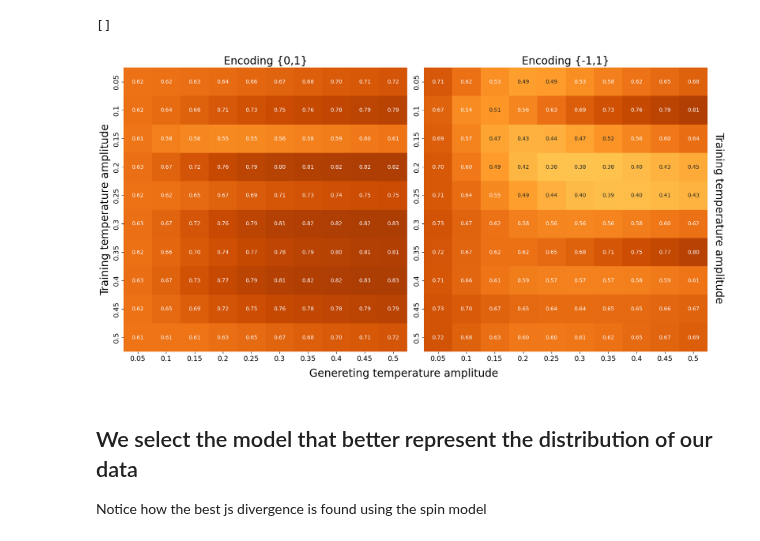
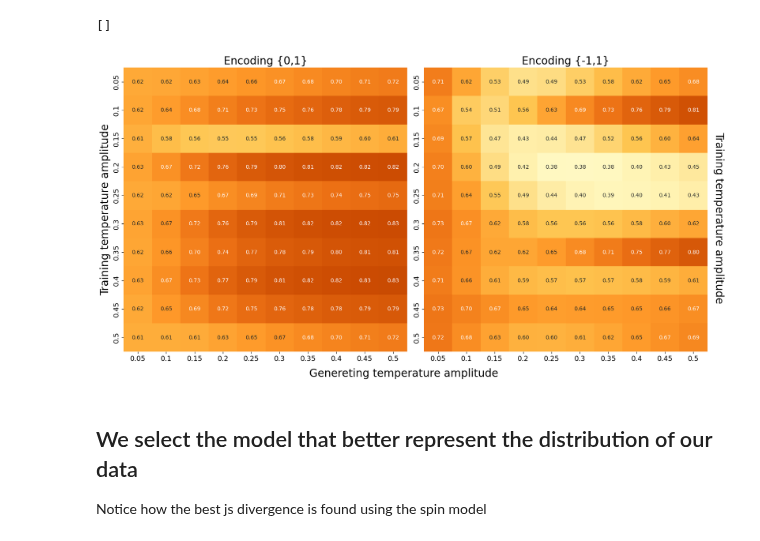
Before and after one commit to threeblueonebrowneyes/lcpb-homework, a Jupyter notebook: HW_02/per_me/AnalysisRBM.ipynb, the cells around one changed output. Saved outputs shown, nothing was run; the diff lists cells and outputs as text; code cells hidden in the pictures.

```diff
--- a/HW_02/per_me/AnalysisRBM.ipynb
+++ b/HW_02/per_me/AnalysisRBM.ipynb
@@ -24,8 +24,8 @@ h1=sns.heatmap(ax=ax[0],
                fmt=".2f",
                cbar=False,
                square=True,
-               center=0.5,
-               vmin=0,
+               center=0.65,
+               vmin=0.3,
                vmax=1,
                cmap=sns.color_palette("YlOrBr", as_cmap=True))
 
@@ -33,36 +33,36 @@ h2=sns.heatmap(ax=ax[1],
                data=df_spin,
                annot=True,
                fmt=".2f",
                cbar=False,
                square=True,
-               center=0.5,
-               vmin=0,
+               center=0.65,
+               vmin=0.3,
                vmax=1,
                cmap=sns.color_palette("YlOrBr", as_cmap=True))
 
 
 fig.text(1, 0.5,'Training temperature amplitude', fontsize=20, va='center', rotation=-90)
 
 ax[0].set_title('Encoding {0,1}', fontsize=20)
 ax[0].set_ylabel(r'Training temperature amplitude', fontsize=20)
 #ax[0].set_xlabel('Genereting temperature amplitude', fontsize=20)
 
 
 ax[1].set_title('Encoding {-1,1}', fontsize=20)
 #ax[1].set_ylabel('Training temperature amplitude', fontsize=20, va='center', rotation=-90)
 #ax[1].set_xlabel('Genereting temperature amplitude', fontsize=20)
 #ax[1].yaxis.set_label_position("right")
 #ax[1].yaxis.tick_right()
 ax[0].tick_params(axis='both', which='major', labelsize=13)
 ax[1].tick_params(axis='both', which='major', labelsize=13)
 
 fig.supxlabel('Genereting temperature amplitude', fontsize=20,y=0.24)
 fig.tight_layout()
 plt.savefig('JSheatmaps.pdf')
 plt.plot()
 # %% [output]
 []
-[figure, old version]
+[figure, new version]
 # %% [markdown]
 ## We select the model that better represent the distribution of our data
 Notice how the best js divergence is found using the spin model
```
Also changed, not shown: parts of 1 cell of this notebook, 3 other files.
